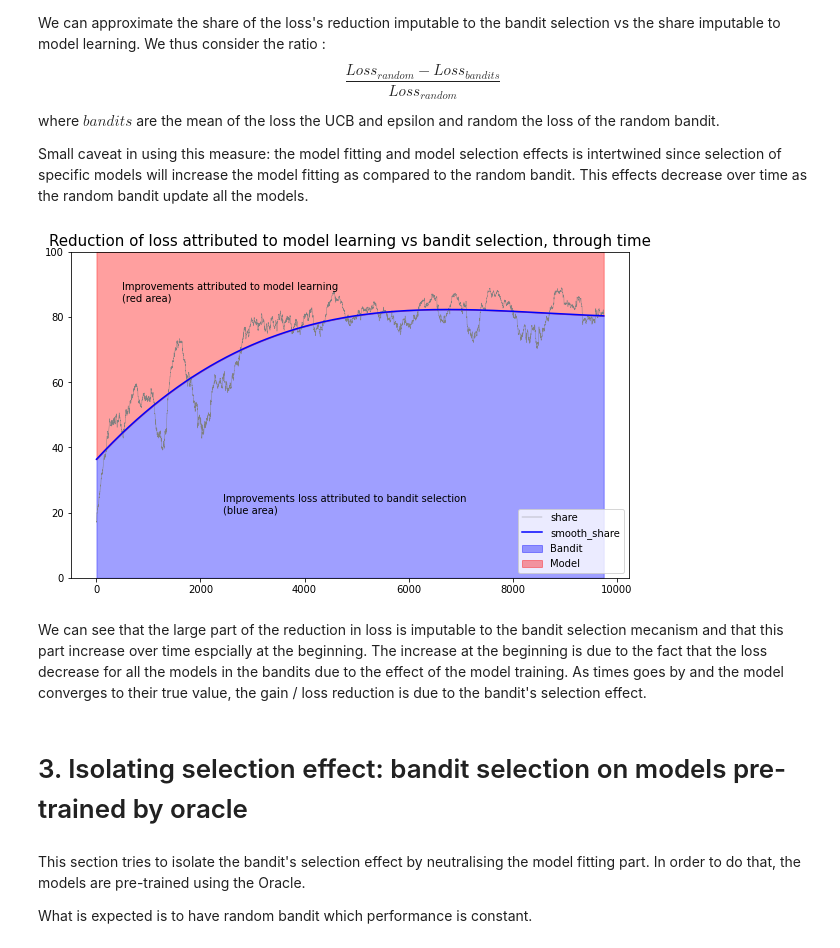
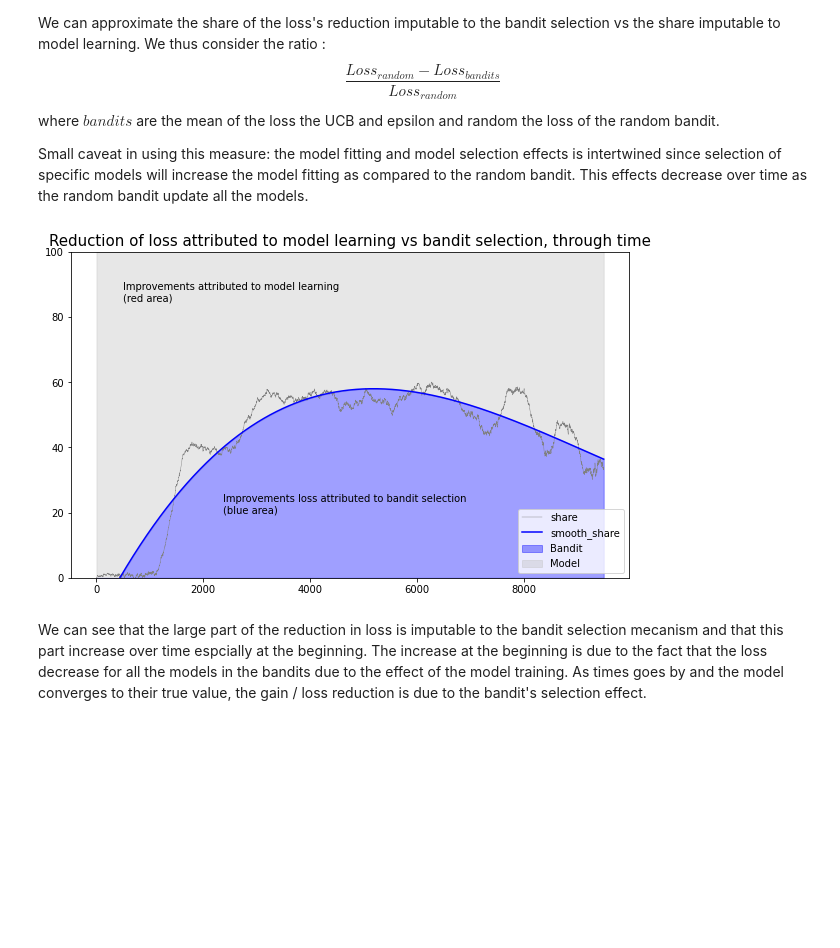
Before and after one commit to etiennekintzler/visualize_bandit_algorithms, a Jupyter notebook: bandit_model_selection.ipynb, the cells around one changed output. Cells and saved outputs as stored; diff of their text form; code cells hidden in the pictures; blank space fills up the shorter version.

```diff
--- a/bandit_model_selection.ipynb
+++ b/bandit_model_selection.ipynb
@@ -281,7 +303,7 @@ for (i, bandit_label) in enumerate(bandits):
     print(bandit_label)
     ax = axes[i // 2][i % 2] # i // 2 selects the row, i % 2 select the column
     df_plot = df_avg[lambda df: df.bandit == bandit_label].drop(columns=["bandit"])
-    sns.heatmap(df_plot, cmap="viridis", ax=ax, vmin=0, vmax=1)
+    sns.heatmap(df_plot, cmap="inferno", ax=ax, vmin=0, vmax=1)
     ax.set_title(bandit_label, **AXE_TITLE)
     ax.set_xlabel("arm/model pulled")
 # %% [output]
@@ -297,12 +319,16 @@ The _loss_ correspond to the metric choose by the user (MSE or MAE) evaluated us
 
 A rolling mean is considered.
 # %%
-ROLLING_WINDOW = 200
+ROLLING_WINDOW = 300
+
+df_reward_wide = df_analysis.pivot(index="iteration", columns="bandit", values="reward")
+df_metric_wide = df_analysis.pivot(index="iteration", columns="bandit", values="metric")
+color = [BANDIT_COLORS[x] for x in df_reward_wide.columns]
 
 fig, (ax1, ax2, ax3) = plt.subplots(figsize=(22, 6), nrows=1, ncols=3)
-df_analysis.pivot(index="iteration", columns="bandit", values="reward").rolling(ROLLING_WINDOW).mean().plot(alpha=.75, ax=ax1)
-df_analysis.pivot(index="iteration", columns="bandit", values="metric").rolling(ROLLING_WINDOW).mean().plot(alpha=.75, ax=ax2)
-df_analysis.pivot(index="iteration", columns="bandit", values="reward").cumsum().plot(alpha=.75, ax=ax3)
+df_reward_wide.rolling(ROLLING_WINDOW).mean().plot(alpha=.75, ax=ax1, color=color)
+df_metric_wide.rolling(ROLLING_WINDOW).mean().plot(alpha=.75, ax=ax2, color=color)
+df_reward_wide.cumsum().plot(alpha=.75, ax=ax3, color=color)
 
 ax1.set_title("Reward, rolling mean ({})".format(ROLLING_WINDOW), **AXE_TITLE)
 ax2.set_title("Loss, rolling mean ({})".format(ROLLING_WINDOW), **AXE_TITLE)
@@ -326,6 +368,6 @@ fig, axes = plt.subplots(figsize=(15, 12), nrows=2, ncols=2)
 
 for i, (label, group) in enumerate(df_analysis.groupby("bandit")):
     ax = axes[i // 2][i % 2]
-    group.plot.scatter(x="iteration", y="arm", c=dcol[label], marker="|", alpha=.5 , label=label, ax=ax, legend=False)
+    group.plot.scatter(x="iteration", y="arm", c=BANDIT_COLORS[label], marker="|", alpha=.5 , label=label, ax=ax, legend=False)
     ax.set_title(label, **AXE_TITLE)
 # %% [output]
@@ -399,7 +441,7 @@ Small caveat in using this measure: the model fitting and model selection effect
 # %%
 c = 100
 
-def make_compare_bandit_models_df(metric_values_df, rolling_value=250, smoothing_degree=3, trans=lambda s: c * (1 - (s / s.random))):
+def make_compare_bandit_models_df(metric_values_df, rolling_value=100, smoothing_degree=2, trans=lambda s: c * (1 - (s / s.random))):
     selection_effect = (
         metric_values_df
         .rolling(rolling_value).mean()
@@ -433,7 +475,7 @@ def make_compare_area_plot(df):
     ax.lines[0].set_linewidth(.425)
 
     ax.fill_between(df.index, 0, df.smooth_share, color="blue", alpha=alpha, label="Bandit")
-    ax.fill_between(df.index, df.smooth_share, c, color="red", alpha=alpha, label="Model")
+    ax.fill_between(df.index, df.smooth_share, c, color="silver", alpha=alpha, label="Model")
 
     ax.text(500, .85*c, "Improvements attributed to model learning\n(red area)")
     ax.text(df.shape[0]//4, .2*c, "Improvements loss attributed to bandit selection\n(blue area)", color="black")
@@ -442,15 +484,9 @@ def make_compare_area_plot(df):
 
     return ax
 # %%
-selection_effect = make_compare_bandit_models_df(metric_values_df, rolling_value=250, smoothing_degree=3)
+selection_effect = make_compare_bandit_models_df(df_metric_wide.drop(columns="epsilon"), rolling_value=500, smoothing_degree=3)
 ax = make_compare_area_plot(selection_effect)
 # %% [output]
-[figure, old version]
+[figure, new version]
 # %% [markdown]
 We can see that the large part of the reduction in loss is imputable to the bandit selection mecanism and that this part increase over time espcially at the beginning. The increase at the beginning is due to the fact that the loss decrease for all the models in the bandits due to the effect of the model training. As times goes by and the model converges to their true value, the gain / loss reduction is due to the bandit's selection effect.
-# %% [markdown]
-# 3. Isolating selection effect: bandit selection on models pre-trained by oracle
-# %% [markdown]
-This section tries to isolate the bandit's selection effect by neutralising the model fitting part. In order to do that, the models are pre-trained using the Oracle.
-
-What is expected is to have random bandit which performance is constant.
```
Also changed, not shown: parts of 23 cells of this notebook.
